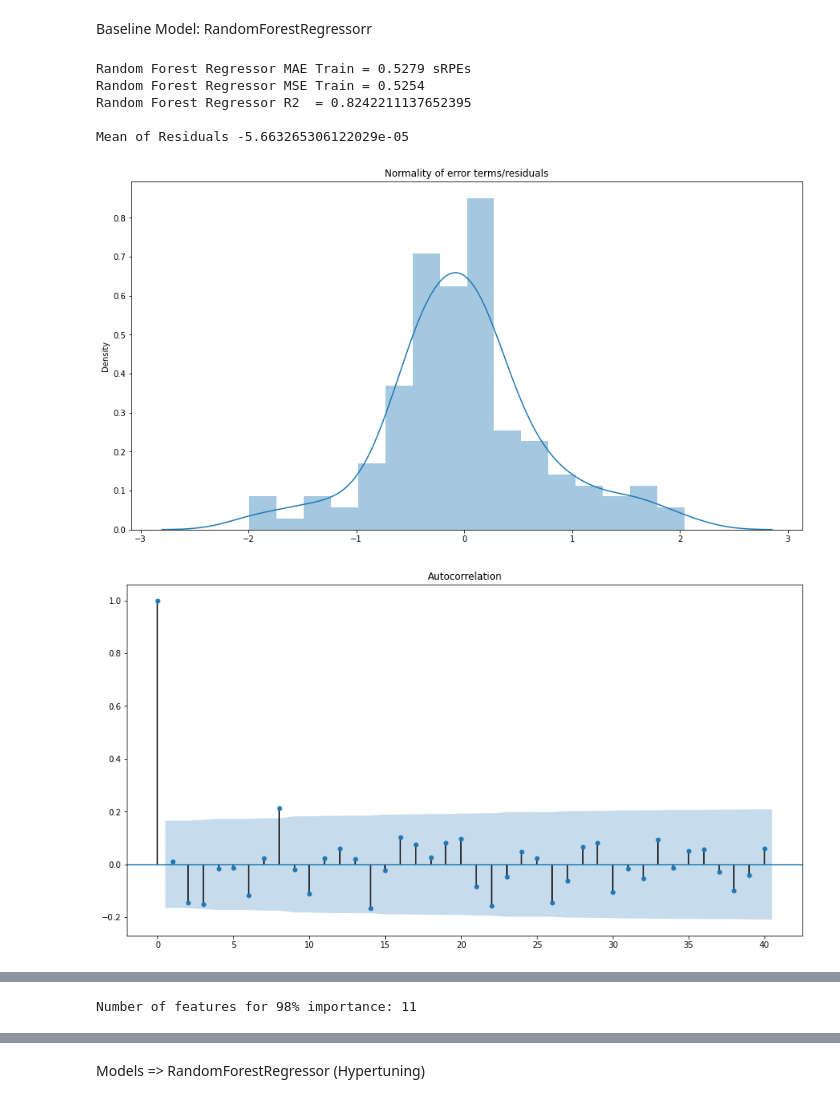
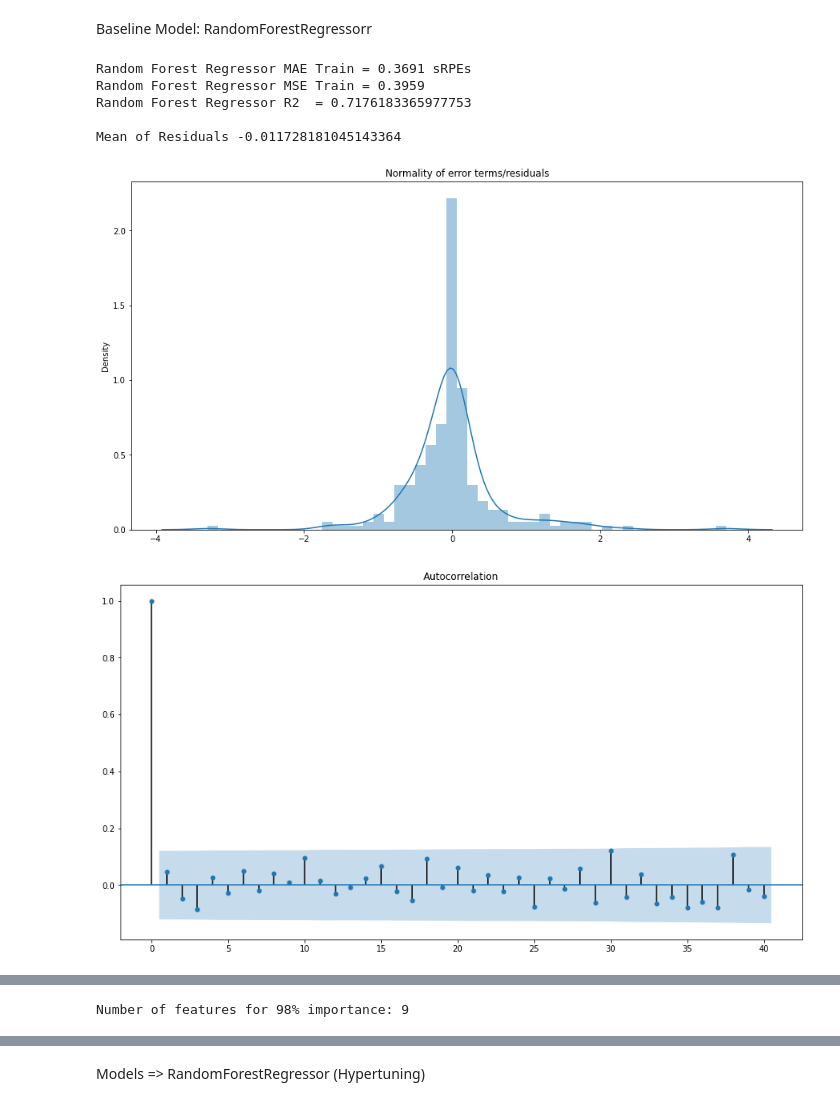
Before and after one commit to djfLtC0dr/python-playground, a Jupyter notebook: DASC522/djfDASC522_final.ipynb, the cells around one changed output, grey strips where cells are left out. Drawn from its saved outputs; the diff is of its cells as text; code cells hidden in the pictures.

```diff
--- a/DASC522/djfDASC522_final.ipynb
+++ b/DASC522/djfDASC522_final.ipynb
@@ -465,8 +487,25 @@ from sklearn.model_selection import train_test_split
 # # Remove columns having higher VIF factor that have high multicollinearity
 # reduce_vif = ReduceVIF()
 # data = reduce_vif.fit_transform(data)
-# # transform data to standardized/normal
+# # # transform data to standardized/normal
+# data.drop(columns=['exercise_metric_Inches', 'exercise_metric_Other / Text'], inplace=True)
 # show_hist(data)
+# fill all nan values w/ mean
+data['rpe'] = data['rpe'].fillna((data['rpe'].mean()))
+print(data.describe().transpose())
+
+# Extract features and labels
+y = data.loc[:, data.columns == 'rpe']
+# List of labels for later use
+labels_list = list(y.columns)
+print(labels_list)
+X = data.loc[:, data.columns != 'rpe']
+# List of features for later use
+feature_list = list(X.columns)
+print(feature_list)
+# Convert to numpy arrays
+arr_features = np.array(X)
+arr_labels = np.array(y)
 
 # split data into train test sets
 X_train, X_test, y_train, y_test = train_test_split(X, y, test_size=0.2, random_state = 42)
@@ -480,7 +519,7 @@ print('Testing Labels Shape:', y_test.shape)
 # for future piping
 numeric_features = feature_list
 numeric_transformer = Pipeline(steps=[
-    ('imputer', SimpleImputer(strategy='median')),
+    ('imputer', SimpleImputer(missing_values=np.nan, strategy='mean')),
     ('scaler', StandardScaler())])
 
 # categorical_features = list(X.select_dtypes(include=['object']).columns)
@@ -813,7 +886,8 @@ Baseline Model: RandomForestRegressorr
 from sklearn.ensemble import RandomForestRegressor
 
 # Instantiate RandomForestRegressor Baseline model w/ 100 decision trees
-rf_tree = RandomForestRegressor(n_estimators = 100, random_state = 42)
+rf_tree=Pipeline([('preprocessor', preprocessor),
+        ('estimator', RandomForestRegressor(n_estimators = 100, random_state = 42))])
 rf_tree.fit(X_train,y_train)
 
 # train
@@ -838,11 +912,13 @@ plt.show()
 
 # holdout
 rf_tree_y_pred = rf_tree.predict(X_test)
+rf_tree_r2 = r2_score(y_test, rf_tree_y_pred)
 rf_tree_mae = mae(y_test, rf_tree_y_pred)
-test_results['rf_tree_base_Regressor'] = rf_tree_mae
+
+test_results['rf_tree_base_Regressor'] = (rf_tree_r2, rf_tree_mae)
 print(f"Random Forest Regressor MAE Test = {rf_tree_mae}")
 print(f"Random Forest Regressor MSE Test = {round(mse(y_test, rf_tree_y_pred),3)}")
-print(f"Random Forest Regressor R2  =      {r2_score(y_test, rf_tree_y_pred)}")
+print(f"Random Forest Regressor R2  =      {rf_tree_r2}")
 
 # Calculate the absolute errors
 y_pred_reshaped = rf_tree_y_pred.reshape(rf_tree_y_pred.size,1)
@@ -856,7 +932,7 @@ print("Random Forest Regressor Accuracy: {} %".format(round(accuracy, 2)))
 print(f"")
 
 # Get numerical feature importances
-importances = list(rf_tree.feature_importances_)
+importances = list(rf_tree.named_steps.estimator.feature_importances_)
 # List of tuples with variable and importance
 feature_importances = [(feature, round(importance, 2)) for feature, importance in zip(feature_list, importances)]
 # Sort the feature importances by most important first
@@ -872,38 +948,37 @@ plt.bar(x_values, importances, orientation = 'vertical', color = 'r', edgecolor
 plt.xticks(x_values, feature_list, rotation='vertical')
 # Axis labels and title
 plt.ylabel('Importance'); plt.xlabel('Variable'); plt.title('Variable Importances');
 # List of features sorted from most to least important
 sorted_importances = [importance[1] for importance in feature_importances]
 sorted_features = [importance[0] for importance in feature_importances]
 # Cumulative importances
 cumulative_importances = np.cumsum(sorted_importances)
 # Make a line graph
 plt.plot(x_values, cumulative_importances, 'g-')
 # Draw line at 98% of importance retained
 plt.hlines(y = 0.98, xmin=0, xmax=len(sorted_importances), color = 'r', linestyles = 'dashed')
 # Format x ticks and labels
 plt.xticks(x_values, sorted_features, rotation = 'vertical')
 # Axis labels and title
 plt.xlabel('Variable'); plt.ylabel('Cumulative Importance'); plt.title('Cumulative Importances');
 plt.show()
 # Find number of features for cumulative importance of 98%
 # Add 1 because Python is zero-indexed
 print('Number of features for 98% importance:', np.where(cumulative_importances > 0.98)[0][0] + 1)
 
 # Plot ideal plot against prediction
-y_pred = rf_tree.predict(X_test) #regr
-plt.plot(y_test, y_pred,'bo', label = 'Real data')
+plt.plot(y_test, rf_tree_y_pred,'bo', label = 'Real data')
 plt.plot([1,10], [1,10], color = 'green', label = 'Perfect prediction')
 plt.title('Prediction')
 plt.xlabel('actual value')
 plt.ylabel('predicted value')
 plt.legend()
 plt.show()
 # %% [output]
-Random Forest Regressor MAE Train = 0.5279 sRPEs
-Random Forest Regressor MSE Train = 0.5254
-Random Forest Regressor R2  = 0.8242211137652395
+Random Forest Regressor MAE Train = 0.3691 sRPEs
+Random Forest Regressor MSE Train = 0.3959
+Random Forest Regressor R2  = 0.7176183365977753
 
-Mean of Residuals -5.663265306122029e-05
+Mean of Residuals -0.011728181045143364
-[figure, old version]
+[figure, new version]
-[figure, old version]
+[figure, new version]
@@ -931 +1004 @@ Variable: exercise_metric_Inches Importance: 0.0
-Number of features for 98% importance: 11
+Number of features for 98% importance: 9
```
Also changed, not shown: parts of 13 cells of this notebook.
